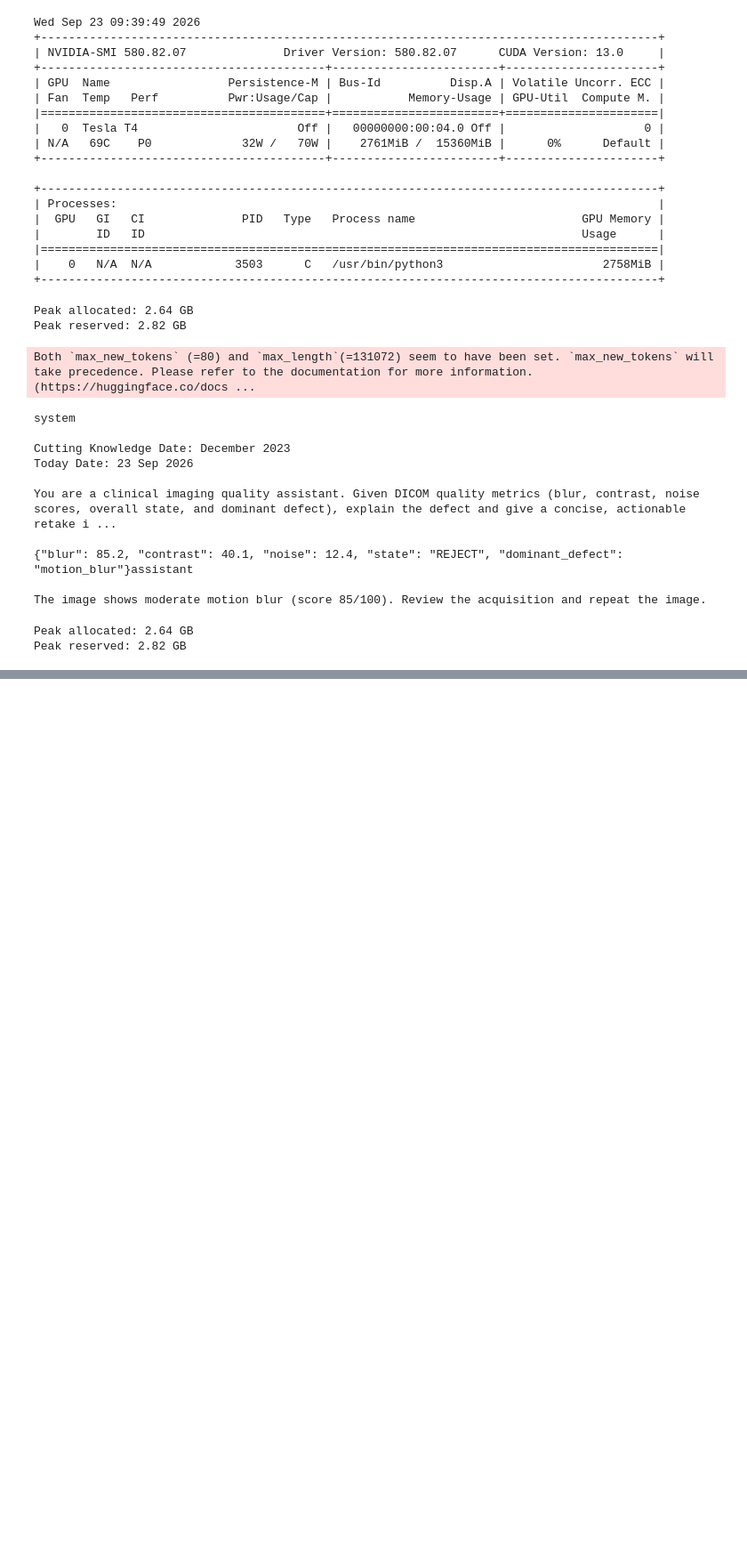
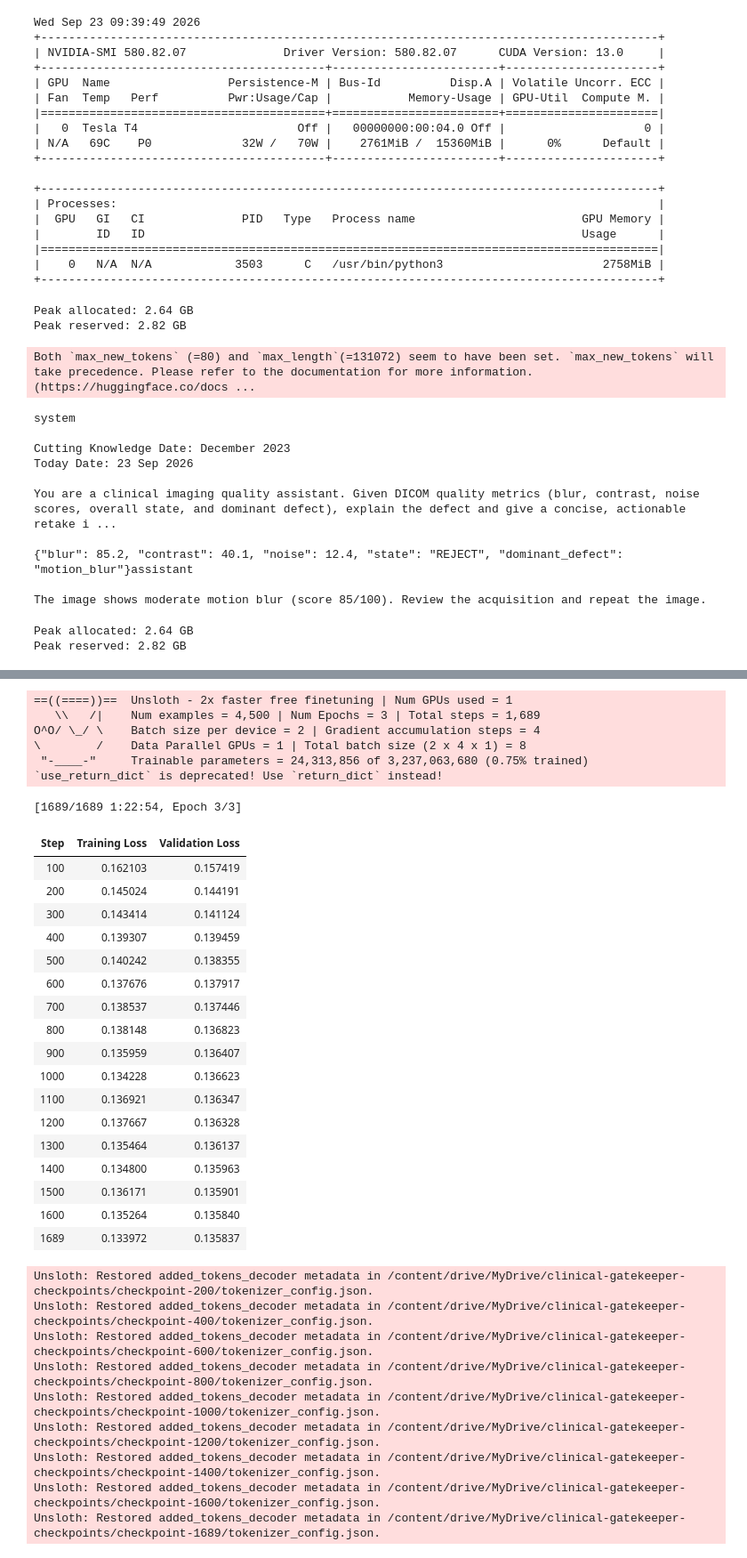
Before and after one commit to nehalpramod666/ML-Mini_Project, a Jupyter notebook: ml/training/qlora_unsloth.ipynb, the cells around one changed output, grey strips where cells are left out. Shown at 89% size. Saved outputs shown, nothing was run; the diff lists cells and outputs as text; code cells hidden in the pictures; blank space fills up the shorter version.

Commit message:
feat: configure and run full QLoRA training on 4500-row dataset

```diff
--- a/ml/training/qlora_unsloth.ipynb
+++ b/ml/training/qlora_unsloth.ipynb
@@ -717,0 +827,7 @@ Peak reserved: 2.82 GB
+# %%
+import os
+
+print("Files in /content:")
+for f in os.listdir("/content"):
+    if f.endswith(".jsonl"):
+        print(" ", f)
@@ -717,0 +874,26 @@ Peak reserved: 2.82 GB
+# %%
+def format_batch(examples):
+    texts = []
+
+    for messages in examples["messages"]:
+        text = tokenizer.apply_chat_template(
+            messages,
+            tokenize=False,
+            add_generation_prompt=False,
+        )
+        texts.append(text)
+
+    return {"text": texts}
+
+
+dataset_text = dataset.map(
+    format_batch,
+    batched=True,
+    remove_columns=["messages"],
+)
+
+print("Train rows:", len(dataset_text["train"]))
+print("Val rows:", len(dataset_text["val"]))
+print("Columns:", dataset_text["train"].column_names)
+print("Sample formatted text:")
+print(dataset_text["train"][0]["text"][:1000])
@@ -717,0 +1026,47 @@ Peak reserved: 2.82 GB
+# %%
+import time
+start_time = time.time()
+trainer_stats = trainer.train(
+    resume_from_checkpoint=False
+)
+elapsed = time.time() - start_time
+
+print("\n=======TRAINING COMPLETE========")
+print(f"Wall-clock time; {elapsed / 3600:.2f} hours")
+print(f"Final training loss: {trainer_stats.training_loss}")
+print(f"Global steps: {trainer.state.global_step}")
+# %% [output]
+==((====))==  Unsloth - 2x faster free finetuning | Num GPUs used = 1
+   \\   /|    Num examples = 4,500 | Num Epochs = 3 | Total steps = 1,689
+O^O/ \_/ \    Batch size per device = 2 | Gradient accumulation steps = 4
+\        /    Data Parallel GPUs = 1 | Total batch size (2 x 4 x 1) = 8
+ "-____-"     Trainable parameters = 24,313,856 of 3,237,063,680 (0.75% trained)
+`use_return_dict` is deprecated! Use `return_dict` instead!
+[1689/1689 1:22:54, Epoch 3/3]
+| Step | Training Loss | Validation Loss |
+| 100 | 0.162103 | 0.157419 |
+| 200 | 0.145024 | 0.144191 |
+| 300 | 0.143414 | 0.141124 |
+| 400 | 0.139307 | 0.139459 |
+| 500 | 0.140242 | 0.138355 |
+| 600 | 0.137676 | 0.137917 |
+| 700 | 0.138537 | 0.137446 |
+| 800 | 0.138148 | 0.136823 |
+| 900 | 0.135959 | 0.136407 |
+| 1000 | 0.134228 | 0.136623 |
+| 1100 | 0.136921 | 0.136347 |
+| 1200 | 0.137667 | 0.136328 |
+| 1300 | 0.135464 | 0.136137 |
+| 1400 | 0.134800 | 0.135963 |
+| 1500 | 0.136171 | 0.135901 |
+| 1600 | 0.135264 | 0.135840 |
+| 1689 | 0.133972 | 0.135837 |
+Unsloth: Restored added_tokens_decoder metadata in /content/drive/MyDrive/clinical-gatekeeper-checkpoints/checkpoint-200/tokenizer_config.json.
+Unsloth: Restored added_tokens_decoder metadata in /content/drive/MyDrive/clinical-gatekeeper-checkpoints/checkpoint-400/tokenizer_config.json.
+Unsloth: Restored added_tokens_decoder metadata in /content/drive/MyDrive/clinical-gatekeeper-checkpoints/checkpoint-600/tokenizer_config.json.
+Unsloth: Restored added_tokens_decoder metadata in /content/drive/MyDrive/clinical-gatekeeper-checkpoints/checkpoint-800/tokenizer_config.json.
+Unsloth: Restored added_tokens_decoder metadata in /content/drive/MyDrive/clinical-gatekeeper-checkpoints/checkpoint-1000/tokenizer_config.json.
+Unsloth: Restored added_tokens_decoder metadata in /content/drive/MyDrive/clinical-gatekeeper-checkpoints/checkpoint-1200/tokenizer_config.json.
+Unsloth: Restored added_tokens_decoder metadata in /content/drive/MyDrive/clinical-gatekeeper-checkpoints/checkpoint-1400/tokenizer_config.json.
+Unsloth: Restored added_tokens_decoder metadata in /content/drive/MyDrive/clinical-gatekeeper-checkpoints/checkpoint-1600/tokenizer_config.json.
+Unsloth: Restored added_tokens_decoder metadata in /content/drive/MyDrive/clinical-gatekeeper-checkpoints/checkpoint-1689/tokenizer_config.json.
```
Also changed, not shown: parts of 24 cells of this notebook.
